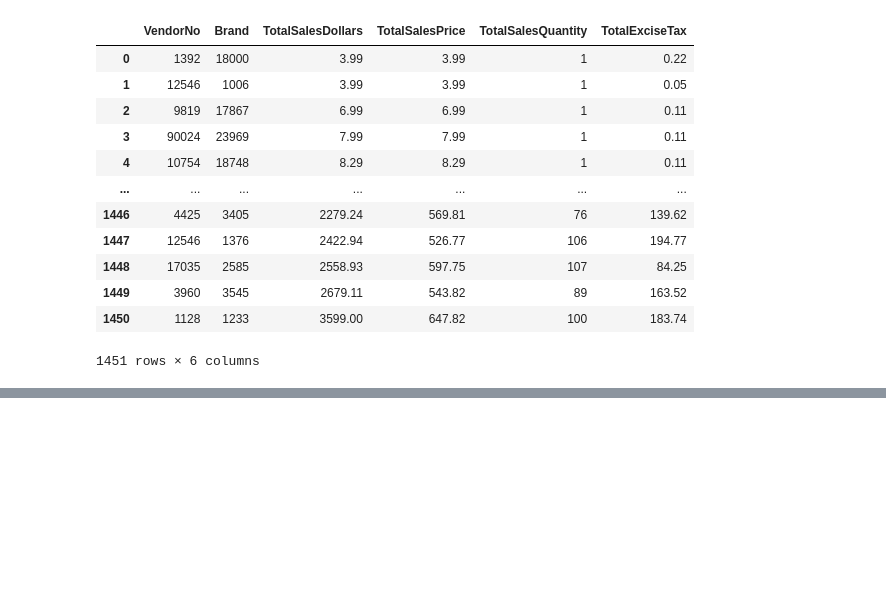
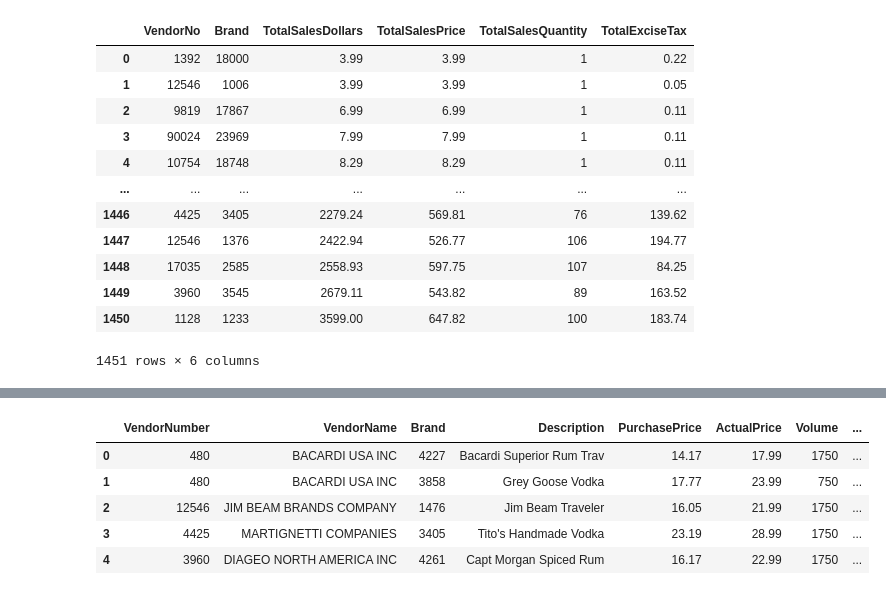
Before and after one commit to archima29042002/Vendor_Perfomance_Data_Analytics, a Jupyter notebook: Exploratory Data Analysis.ipynb, the cells around one changed output, grey strips where cells are left out. Drawn from its saved outputs; the diff is of its cells as text; code cells hidden in the pictures; blank space fills up the shorter version.

```diff
--- a/Exploratory Data Analysis.ipynb
+++ b/Exploratory Data Analysis.ipynb
@@ -307,0 +423,9 @@ pd.read_sql_query("""select
+# %%
+vendor_sales_summary.head()
+# %% [output]
+|  | VendorNumber | VendorName | Brand | Description | PurchasePrice | ActualPrice | Volume | ... |
+| 0 | 480 | BACARDI USA INC | 4227 | Bacardi Superior Rum Trav | 14.17 | 17.99 | 1750 | ... |
+| 1 | 480 | BACARDI USA INC | 3858 | Grey Goose Vodka | 17.77 | 23.99 | 750 | ... |
+| 2 | 12546 | JIM BEAM BRANDS COMPANY | 1476 | Jim Beam Traveler | 16.05 | 21.99 | 1750 | ... |
+| 3 | 4425 | MARTIGNETTI COMPANIES | 3405 | Tito's Handmade Vodka | 23.19 | 28.99 | 1750 | ... |
+| 4 | 3960 | DIAGEO NORTH AMERICA INC | 4261 | Capt Morgan Spiced Rum | 16.17 | 22.99 | 1750 | ... |
```
Also changed, not shown: parts of 13 cells of this notebook, 1 other file.
